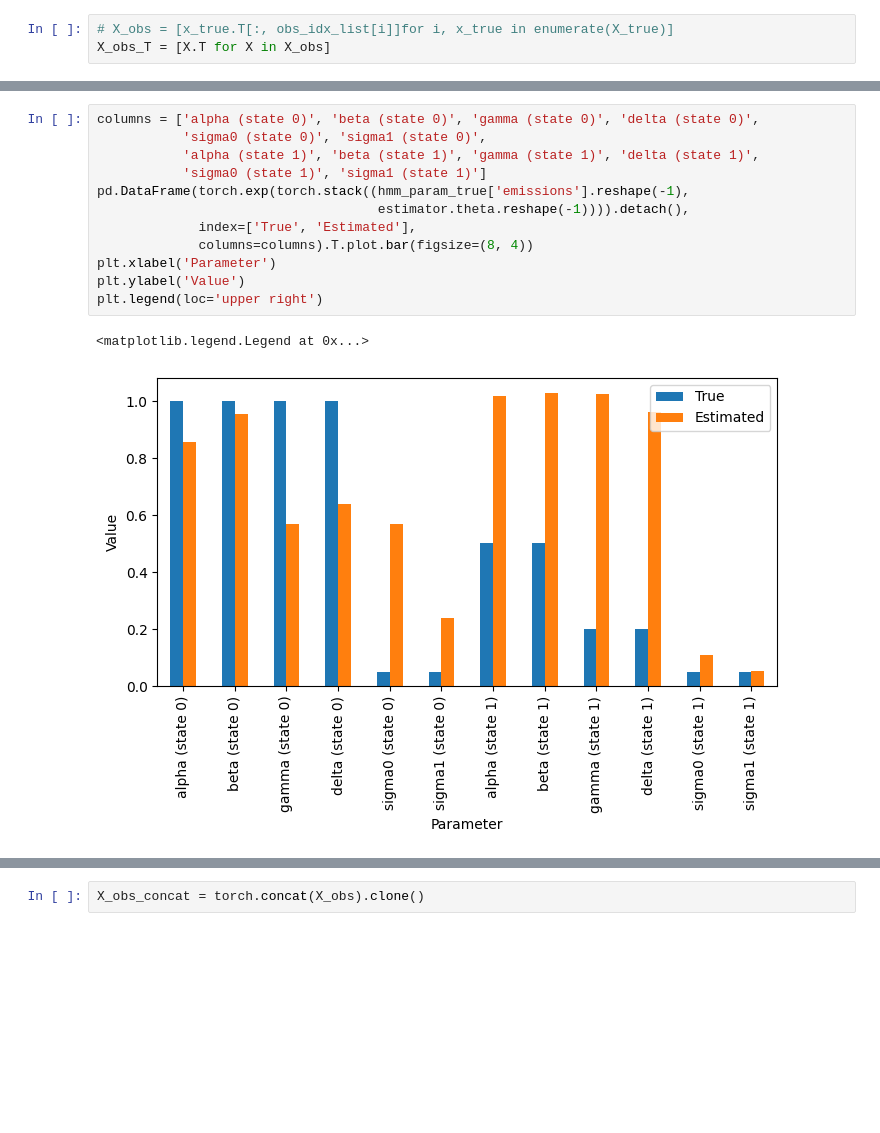
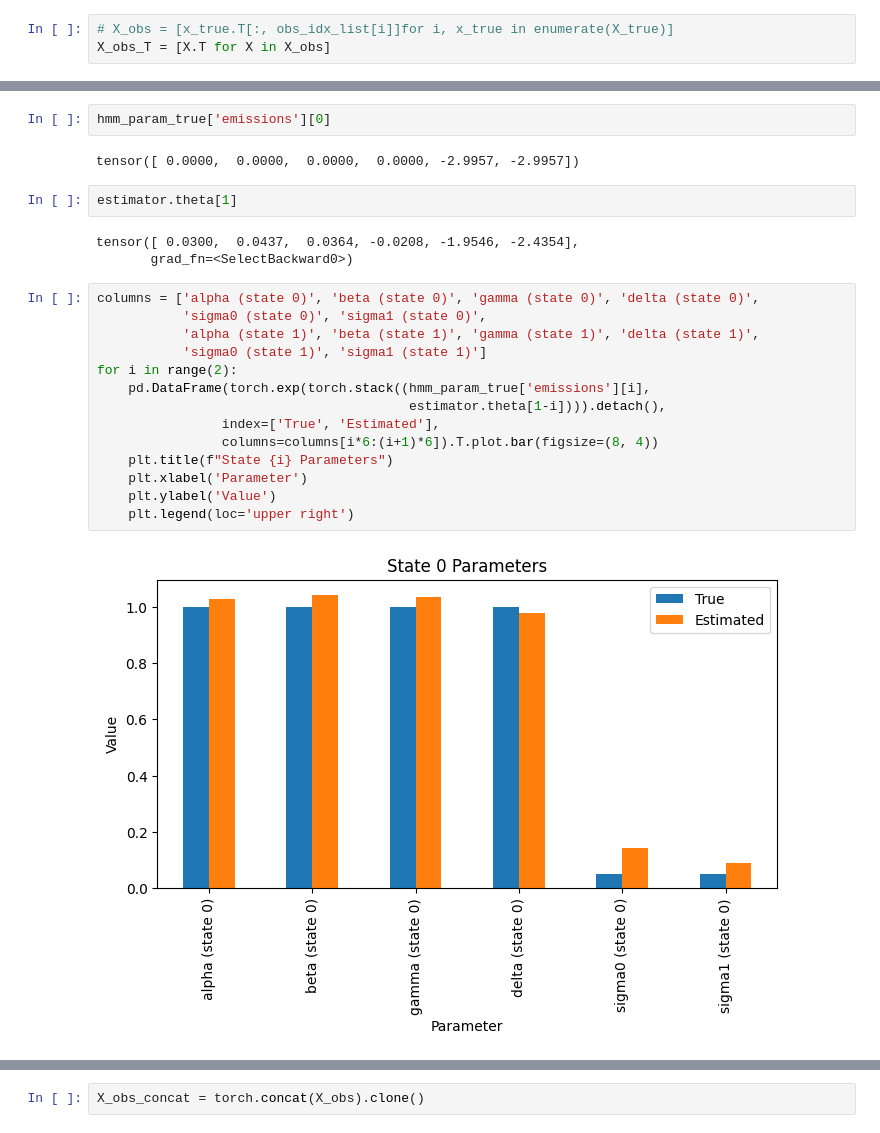
Before and after one commit to shion-h/fnle-ssde, a Jupyter notebook: scripts/examples.ipynb, the cells around one changed output, grey strips where cells are left out. Drawn from its saved outputs; the diff is of its cells as text; blank space fills up the shorter version.

```diff
--- a/scripts/examples.ipynb
+++ b/scripts/examples.ipynb
@@ -151,15 +148,25 @@ plot_series_multi(np.arange(n_all_steps), X_true_T, X_obs_T,
+# %%
+hmm_param_true['emissions'][0]
+# %% [output]
+tensor([ 0.0000,  0.0000,  0.0000,  0.0000, -2.9957, -2.9957])
+# %%
+estimator.theta[1]
+# %% [output]
+tensor([ 0.0300,  0.0437,  0.0364, -0.0208, -1.9546, -2.4354],
+       grad_fn=<SelectBackward0>)
 # %%
 columns = ['alpha (state 0)', 'beta (state 0)', 'gamma (state 0)', 'delta (state 0)',
            'sigma0 (state 0)', 'sigma1 (state 0)',
            'alpha (state 1)', 'beta (state 1)', 'gamma (state 1)', 'delta (state 1)',
            'sigma0 (state 1)', 'sigma1 (state 1)']
-pd.DataFrame(torch.exp(torch.stack((hmm_param_true['emissions'].reshape(-1),
-                                    estimator.theta.reshape(-1)))).detach(),
-             index=['True', 'Estimated'],
-             columns=columns).T.plot.bar(figsize=(8, 4))
-plt.xlabel('Parameter')
-plt.ylabel('Value')
-plt.legend(loc='upper right')
+for i in range(2):
+    pd.DataFrame(torch.exp(torch.stack((hmm_param_true['emissions'][i],
+                                        estimator.theta[1-i]))).detach(),
+                index=['True', 'Estimated'],
+                columns=columns[i*6:(i+1)*6]).T.plot.bar(figsize=(8, 4))
+    plt.title(f"State {i} Parameters")
+    plt.xlabel('Parameter')
+    plt.ylabel('Value')
+    plt.legend(loc='upper right')
 # %% [output]
-<matplotlib.legend.Legend at 0x...>
-[figure, old version]
+[figure, new version]
```
Also changed, not shown: parts of 7 cells of this notebook.
